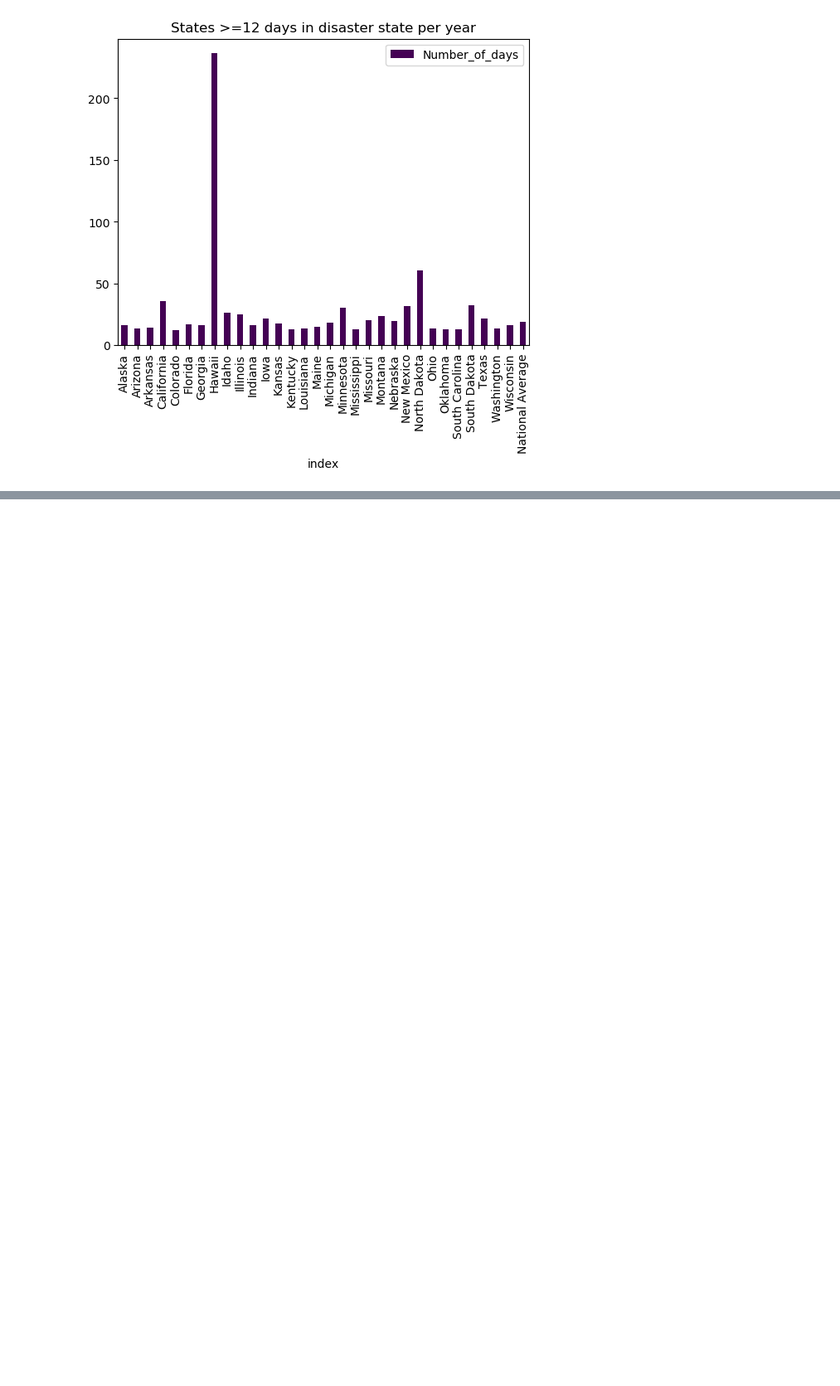
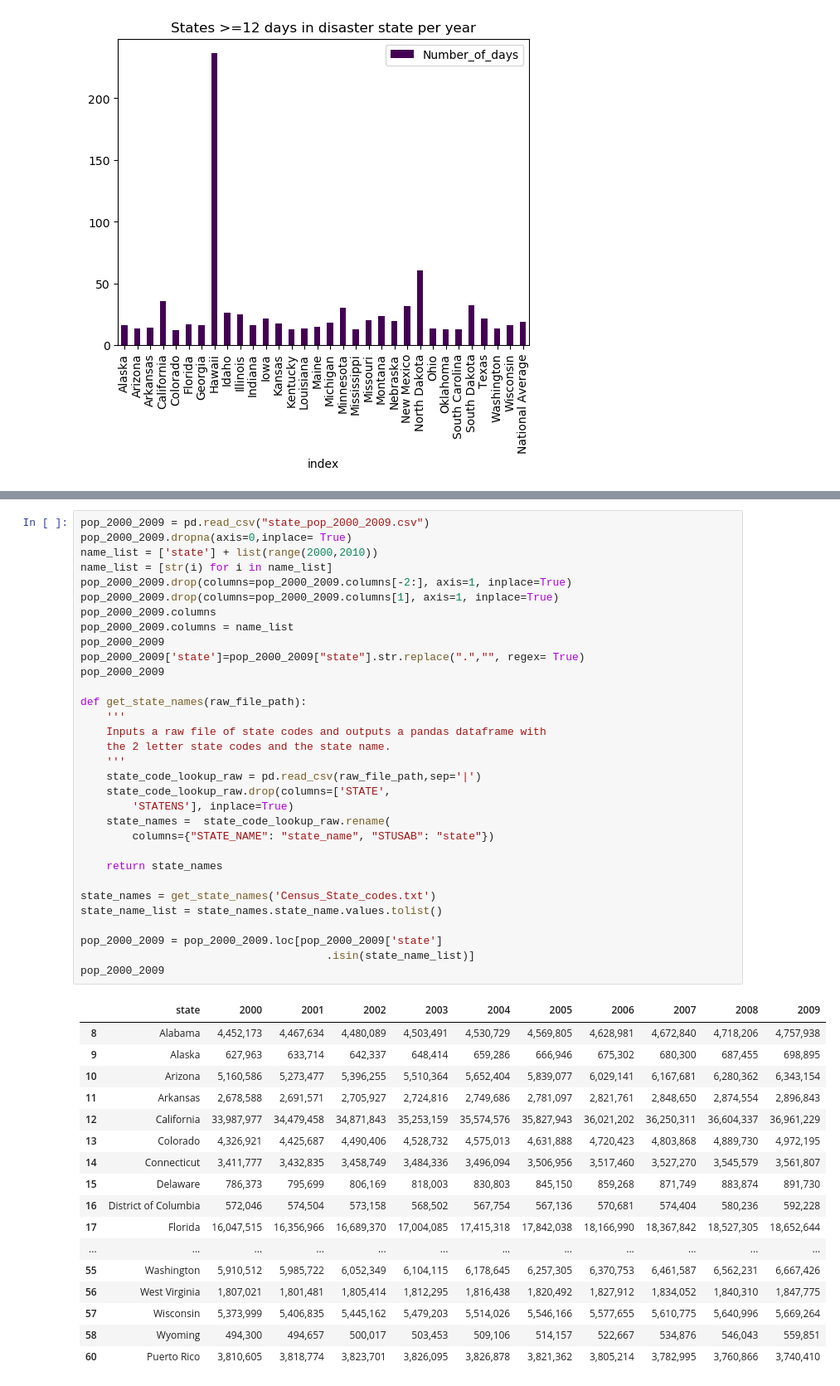
Before and after one commit to uchicago-mscapp-projects/snow-lm, a Jupyter notebook: climate_data.ipynb, the cells around one changed output, grey strips where cells are left out. Shown: that part at 83% size. Drawn from its saved outputs; the diff is of its cells as text; blank space fills up the shorter version.

Commit message:
added population, top 5 states, cleaning

```diff
--- a/climate_data.ipynb
+++ b/climate_data.ipynb
@@ -419,0 +398,50 @@ Name: disaster_type, dtype: int64
+# %%
+pop_2000_2009 = pd.read_csv("state_pop_2000_2009.csv")
+pop_2000_2009.dropna(axis=0,inplace= True)
+name_list = ['state'] + list(range(2000,2010))
+name_list = [str(i) for i in name_list]
+pop_2000_2009.drop(columns=pop_2000_2009.columns[-2:], axis=1, inplace=True)
+pop_2000_2009.drop(columns=pop_2000_2009.columns[1], axis=1, inplace=True)
+pop_2000_2009.columns
+pop_2000_2009.columns = name_list
+pop_2000_2009
+pop_2000_2009['state']=pop_2000_2009["state"].str.replace(".","", regex= True)
+pop_2000_2009
+
+def get_state_names(raw_file_path):
+    '''
+    Inputs a raw file of state codes and outputs a pandas dataframe with
+    the 2 letter state codes and the state name.
+    '''
+    state_code_lookup_raw = pd.read_csv(raw_file_path,sep='|')
+    state_code_lookup_raw.drop(columns=['STATE',
+        'STATENS'], inplace=True)
+    state_names =  state_code_lookup_raw.rename(
+        columns={"STATE_NAME": "state_name", "STUSAB": "state"})
+
+    return state_names
+
+state_names = get_state_names('Census_State_codes.txt')
+state_name_list = state_names.state_name.values.tolist()
+
+pop_2000_2009 = pop_2000_2009.loc[pop_2000_2009['state']
+                                      .isin(state_name_list)]
+pop_2000_2009
+# %% [output]
+|  | state | 2000 | 2001 | 2002 | 2003 | 2004 | 2005 | 2006 | 2007 | 2008 | 2009 |
+| 8 | Alabama | 4,452,173 | 4,467,634 | 4,480,089 | 4,503,491 | 4,530,729 | 4,569,805 | 4,628,981 | 4,672,840 | 4,718,206 | 4,757,938 |
+| 9 | Alaska | 627,963 | 633,714 | 642,337 | 648,414 | 659,286 | 666,946 | 675,302 | 680,300 | 687,455 | 698,895 |
+| 10 | Arizona | 5,160,586 | 5,273,477 | 5,396,255 | 5,510,364 | 5,652,404 | 5,839,077 | 6,029,141 | 6,167,681 | 6,280,362 | 6,343,154 |
+| 11 | Arkansas | 2,678,588 | 2,691,571 | 2,705,927 | 2,724,816 | 2,749,686 | 2,781,097 | 2,821,761 | 2,848,650 | 2,874,554 | 2,896,843 |
+| 12 | California | 33,987,977 | 34,479,458 | 34,871,843 | 35,253,159 | 35,574,576 | 35,827,943 | 36,021,202 | 36,250,311 | 36,604,337 | 36,961,229 |
+| 13 | Colorado | 4,326,921 | 4,425,687 | 4,490,406 | 4,528,732 | 4,575,013 | 4,631,888 | 4,720,423 | 4,803,868 | 4,889,730 | 4,972,195 |
+| 14 | Connecticut | 3,411,777 | 3,432,835 | 3,458,749 | 3,484,336 | 3,496,094 | 3,506,956 | 3,517,460 | 3,527,270 | 3,545,579 | 3,561,807 |
+| 15 | Delaware | 786,373 | 795,699 | 806,169 | 818,003 | 830,803 | 845,150 | 859,268 | 871,749 | 883,874 | 891,730 |
+| 16 | District of Columbia | 572,046 | 574,504 | 573,158 | 568,502 | 567,754 | 567,136 | 570,681 | 574,404 | 580,236 | 592,228 |
+| 17 | Florida | 16,047,515 | 16,356,966 | 16,689,370 | 17,004,085 | 17,415,318 | 17,842,038 | 18,166,990 | 18,367,842 | 18,527,305 | 18,652,644 |
+| ... | ... | ... | ... | ... | ... | ... | ... | ... | ... | ... | ... |
+| 55 | Washington | 5,910,512 | 5,985,722 | 6,052,349 | 6,104,115 | 6,178,645 | 6,257,305 | 6,370,753 | 6,461,587 | 6,562,231 | 6,667,426 |
+| 56 | West Virginia | 1,807,021 | 1,801,481 | 1,805,414 | 1,812,295 | 1,816,438 | 1,820,492 | 1,827,912 | 1,834,052 | 1,840,310 | 1,847,775 |
+| 57 | Wisconsin | 5,373,999 | 5,406,835 | 5,445,162 | 5,479,203 | 5,514,026 | 5,546,166 | 5,577,655 | 5,610,775 | 5,640,996 | 5,669,264 |
+| 58 | Wyoming | 494,300 | 494,657 | 500,017 | 503,453 | 509,106 | 514,157 | 522,667 | 534,876 | 546,043 | 559,851 |
+| 60 | Puerto Rico | 3,810,605 | 3,818,774 | 3,823,701 | 3,826,095 | 3,826,878 | 3,821,362 | 3,805,214 | 3,782,995 | 3,760,866 | 3,740,410 |
```
Also changed, not shown: parts of 6 cells of this notebook, 2 other files.
